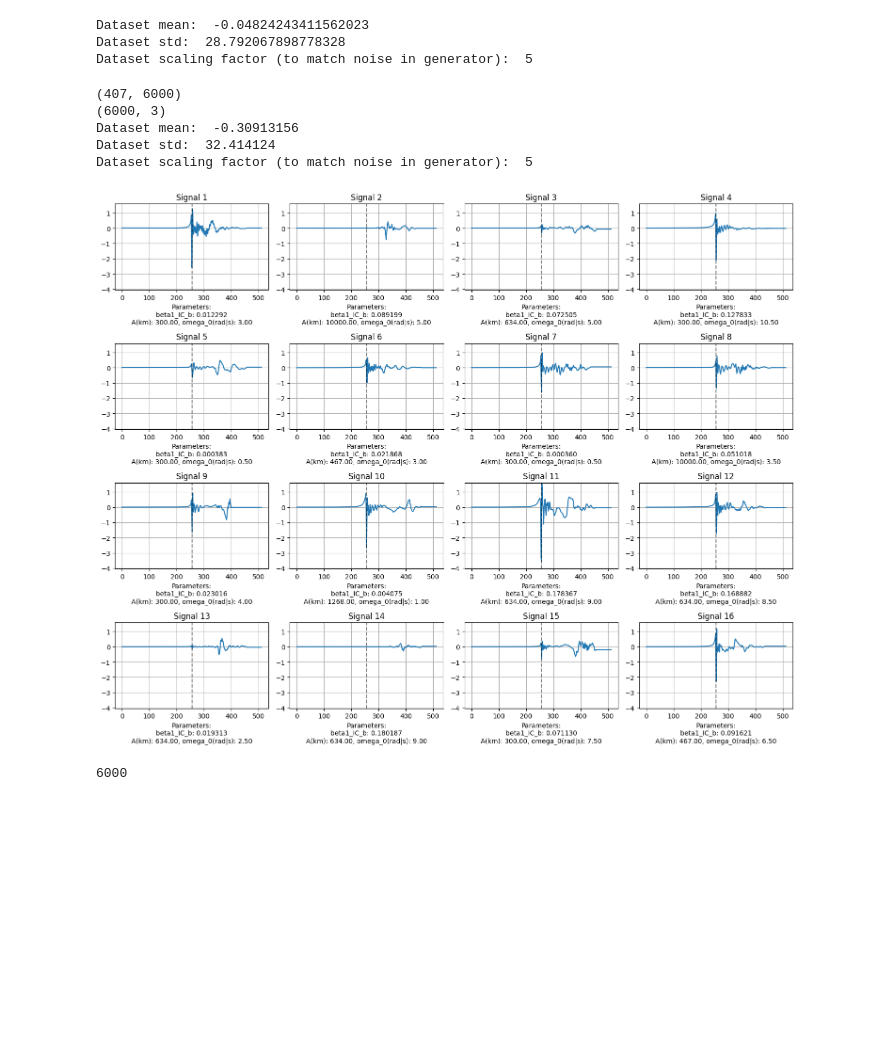
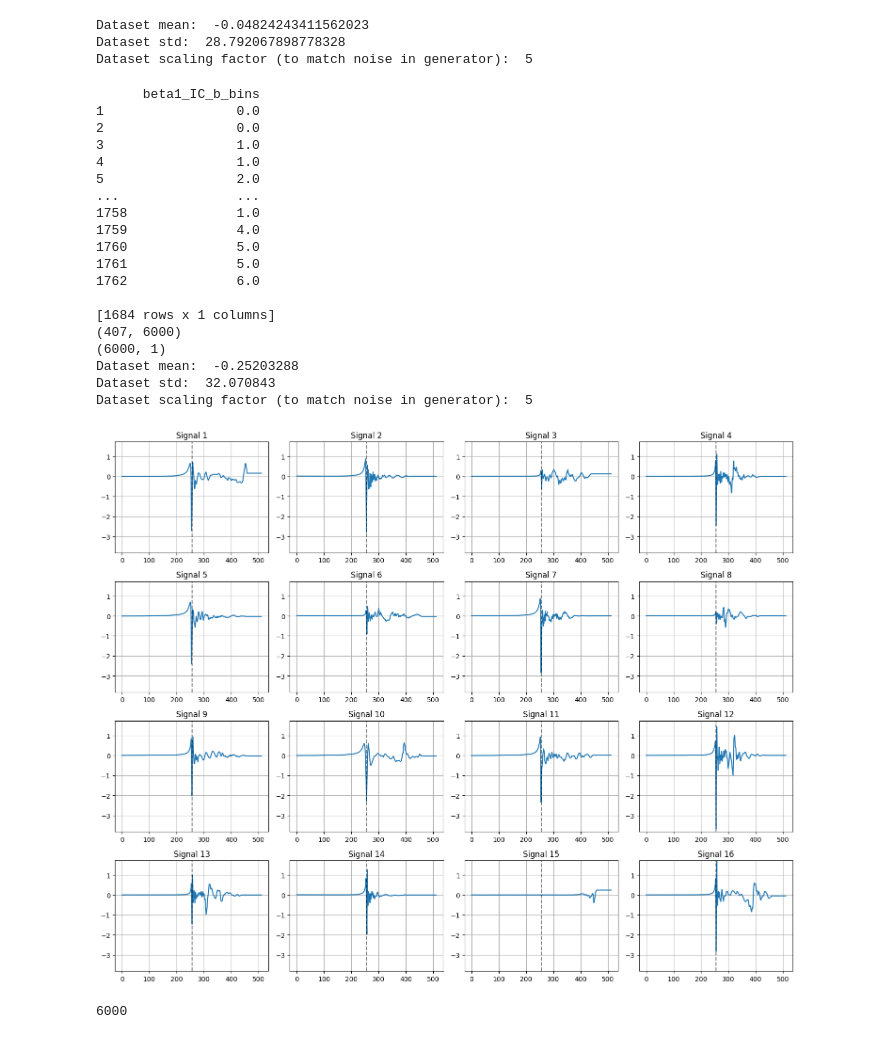
Before and after one commit to the-tarin/gw-generative-models, a Jupyter notebook: gw-gans/gw_dcgans.ipynb, the cells around one changed output. Drawn from its saved outputs; the diff is of its cells as text; code cells hidden in the pictures; blank space fills up the shorter version.

Commit message:
split beta_IC_b into equal-freq labels 0-9

```diff
--- a/gw-gans/gw_dcgans.ipynb
+++ b/gw-gans/gw_dcgans.ipynb
@@ -103,10 +103,13 @@ class GWDataset(Dataset):
     def __init__(self, signals_csv, parameters_csv):
         self.parameters = pd.read_csv(parameters_csv)
         # choose only the most important parameters for parameter estimation
-        self.parameters = self.parameters[['beta1_IC_b', 'A(km)', 'omega_0(rad|s)']].astype('float32')
+        # self.parameters = self.parameters[['beta1_IC_b', 'A(km)', 'omega_0(rad|s)']].astype('float32')
         # remove erroneous parameters
         keep_signals_idx = np.array(self.parameters[self.parameters['beta1_IC_b'] > 0].index)
         self.parameters = self.parameters.iloc[keep_signals_idx,:]
+        self.parameters['beta1_IC_b_bins'] = pd.qcut(self.parameters['beta1_IC_b'], q=10, labels=False)
+        self.parameters = self.parameters[['beta1_IC_b_bins']].astype('float32')
+        print(self.parameters)
 
         # convert to numpy array
         self.parameters = self.parameters.values
@@ -308,39 +311,53 @@ def plot_waveforms(real_signals_batch, real_parameter_batch):
     axes = axes.flatten()
 
     # Plot each signal on a separate subplot
     for i, ax in enumerate(axes):
         x = np.arange(real_signals_batch.size(dim=2))
         y = real_signals_batch[i, :, :].flatten()
         ax.plot(x, y)
 
         ax.axvline(x=256, color='black', linestyle='--', alpha=0.5)
         ax.set_title(f'Signal {i + 1}')
         ax.grid(True)
         ax.set_ylim(common_ylim)
 
 
         # Get parameter values as a NumPy array
         parameters = real_parameter_batch[i, :].numpy()[0]
 
         # Combine parameter names and values, format as a string
-        parameters_with_names = f'{parameter_names[0]}: {parameters[0]:.6f}\n{parameter_names[1]}: {parameters[1]:.2f}, {parameter_names[2]}: {parameters[2]:.2f}'
-        ax.set_xlabel(f'Parameters:\n{parameters_with_names}')
+        # parameters_with_names = f'{parameter_names[0]}: {parameters[0]:.6f}\n{parameter_names[1]}: {parameters[1]:.2f}, {parameter_names[2]}: {parameters[2]:.2f}'
+        # ax.set_xlabel(f'Parameters:\n{parameters_with_names}')
 
     for i in range(512, 8 * 4):
         fig.delaxes(axes[i])
 
     plt.tight_layout()
 
     plt.show()
 
 plot_waveforms(real_signals_batch, real_parameter_batch)
 # %% [output]
+      beta1_IC_b_bins
+1                 0.0
+2                 0.0
+3                 1.0
+4                 1.0
+5                 2.0
+...               ...
+1758              1.0
+1759              4.0
+1760              5.0
+1761              5.0
+1762              6.0
+
+[1684 rows x 1 columns]
 (407, 6000)
-(6000, 3)
-Dataset mean:  -0.30913156
-Dataset std:  32.414124
+(6000, 1)
+Dataset mean:  -0.25203288
+Dataset std:  32.070843
 Dataset scaling factor (to match noise in generator):  5
-[figure, old version]
+[figure, new version]
 # %%
 dataset.__len__()
 # %% [output]
```
Also changed, not shown: parts of 2 cells of this notebook.
